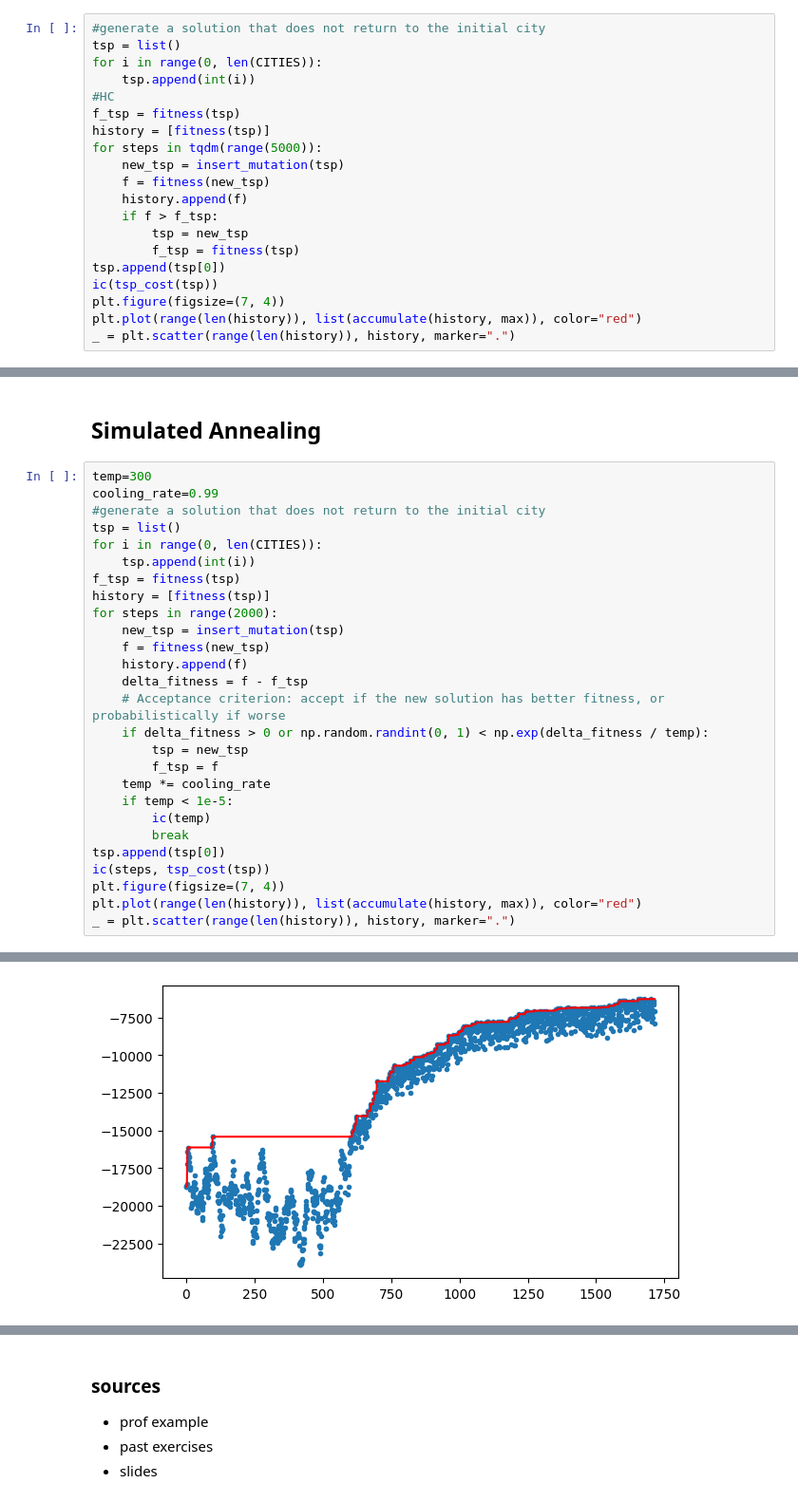
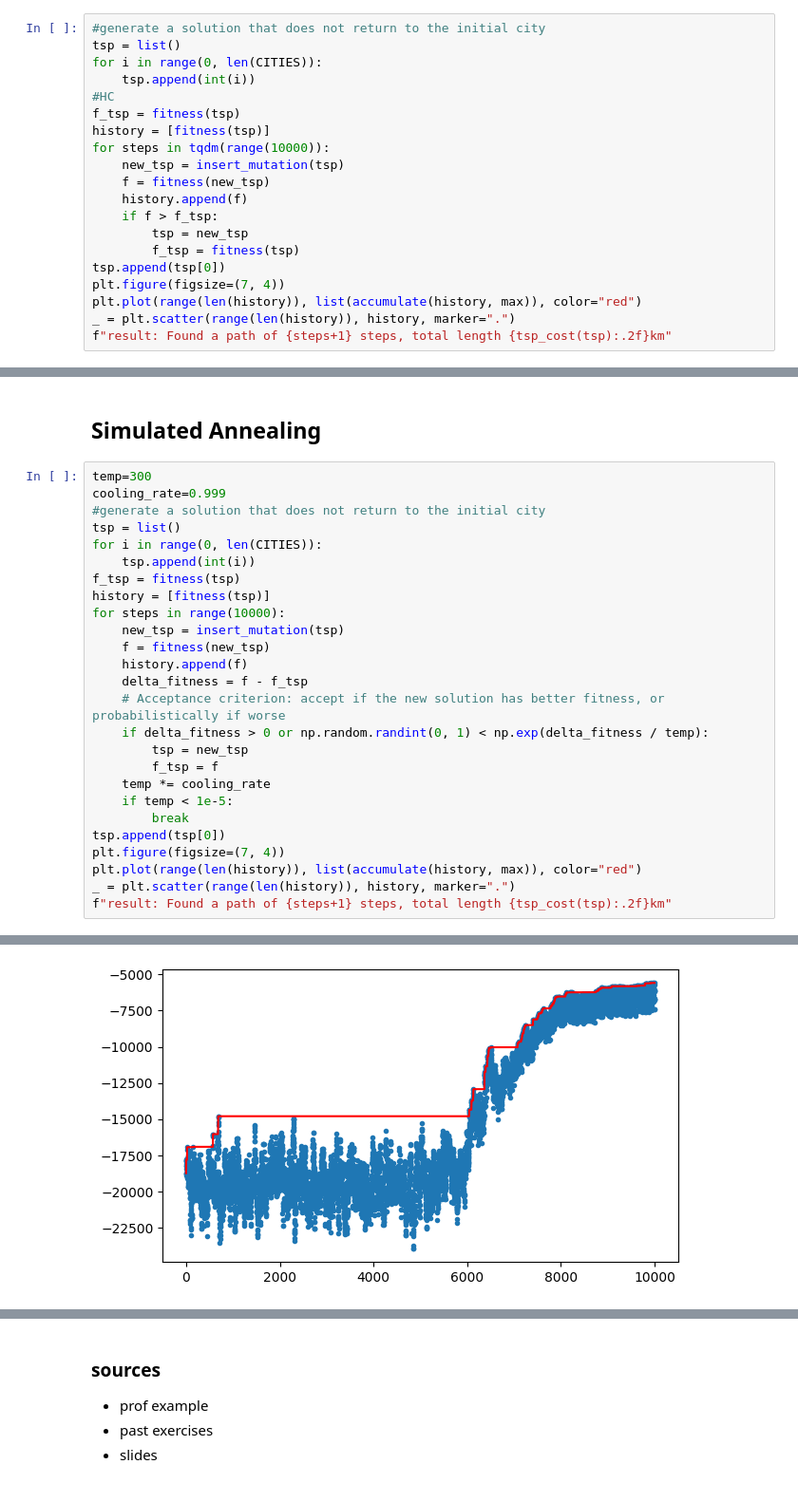
Before and after one commit to TurcoRiccardo/CI2024_lab2, a Jupyter notebook: tsp.ipynb, the cells around one changed output, grey strips where cells are left out. Shown at 95% size. Saved outputs shown, nothing was run; the diff lists cells and outputs as text.

```diff
--- a/tsp.ipynb
+++ b/tsp.ipynb
@@ -139,7 +143,7 @@ for i in range(0, len(CITIES)):
 #HC
 f_tsp = fitness(tsp)
 history = [fitness(tsp)]
-for steps in tqdm(range(5000)):
+for steps in tqdm(range(10000)):
     new_tsp = insert_mutation(tsp)
     f = fitness(new_tsp)
     history.append(f)
@@ -147,8 +151,8 @@ for steps in tqdm(range(5000)):
         tsp = new_tsp
         f_tsp = fitness(tsp)
 tsp.append(tsp[0])
-ic(tsp_cost(tsp))
 plt.figure(figsize=(7, 4))
 plt.plot(range(len(history)), list(accumulate(history, max)), color="red")
 _ = plt.scatter(range(len(history)), history, marker=".")
+f"result: Found a path of {steps+1} steps, total length {tsp_cost(tsp):.2f}km"
 # %% [output]
@@ -158,14 +162,14 @@ ic| tsp_cost(tsp): np.float64(5128.25135765426)
 ## Simulated Annealing
 # %%
 temp=300
-cooling_rate=0.99
+cooling_rate=0.999
 #generate a solution that does not return to the initial city
 tsp = list()
 for i in range(0, len(CITIES)):
     tsp.append(int(i))
 f_tsp = fitness(tsp)
 history = [fitness(tsp)]
-for steps in range(2000):
+for steps in range(10000):
     new_tsp = insert_mutation(tsp)
     f = fitness(new_tsp)
     history.append(f)
@@ -176,11 +180,10 @@ for steps in range(2000):
         f_tsp = f
     temp *= cooling_rate
     if temp < 1e-5:
-        ic(temp)
         break
 tsp.append(tsp[0])
-ic(steps, tsp_cost(tsp))
 plt.figure(figsize=(7, 4))
 plt.plot(range(len(history)), list(accumulate(history, max)), color="red")
 _ = plt.scatter(range(len(history)), history, marker=".")
+f"result: Found a path of {steps+1} steps, total length {tsp_cost(tsp):.2f}km"
 # %% [output]
@@ -189 +191 @@ ic| steps: 1713, tsp_cost(tsp): np.float64(6273.610839784718)
-[figure, old version]
+[figure, new version]
```
Also changed, not shown: parts of 8 cells of this notebook.
